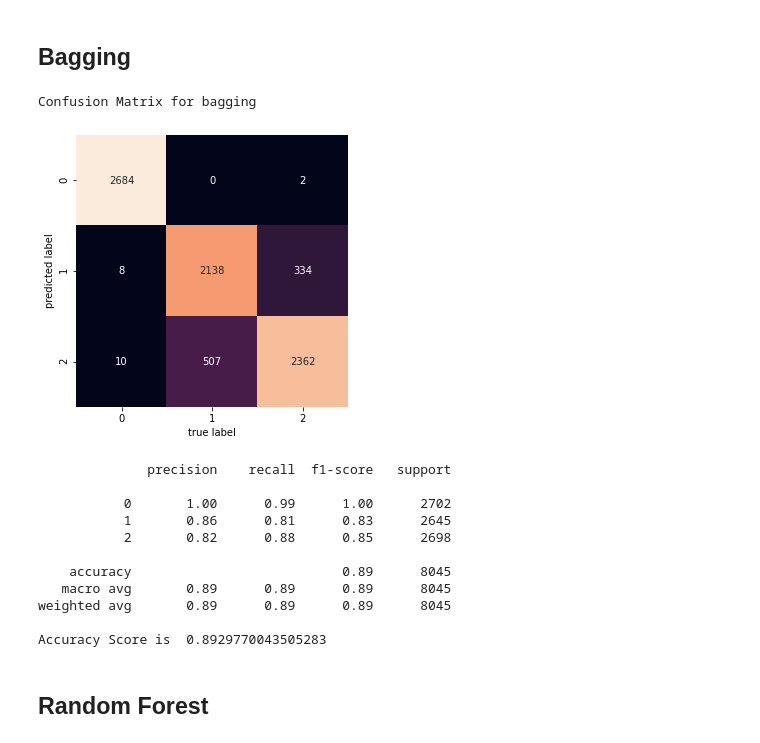
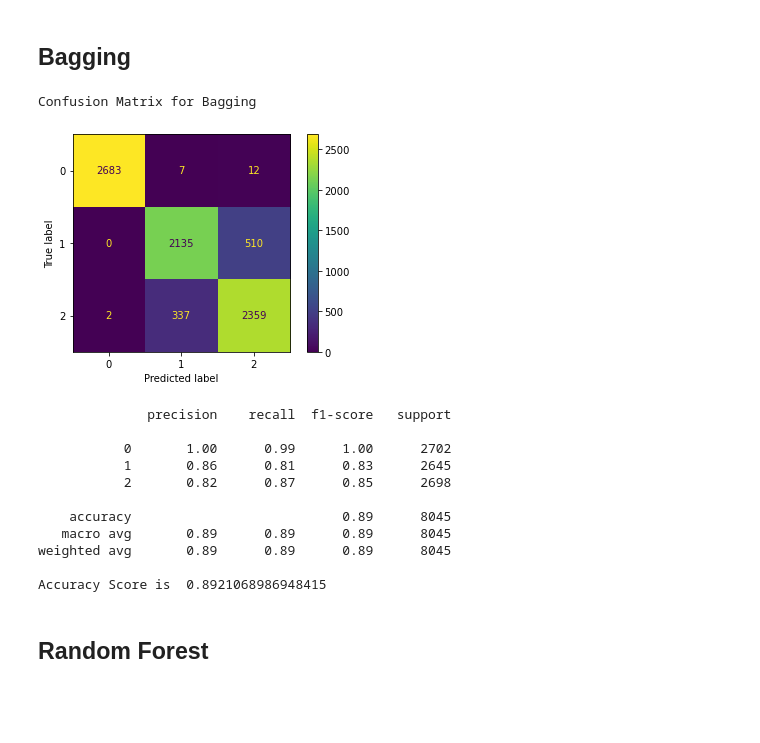
Before and after one commit to Arieh-code/second-semester-final, a Jupyter notebook: Hands movement.ipynb, the cells around one changed output. Drawn from its saved outputs; the diff is of its cells as text; code cells hidden in the pictures; blank space fills up the shorter version.

```diff
--- a/Hands movement.ipynb
+++ b/Hands movement.ipynb
@@ -458,32 +443,30 @@ Accuracy Score is  0.8937228091982597
 # %%
 bag_clf=BaggingClassifier(knn_clf)
 bag_clf.fit(x_train,y_train)
 y_pred = bag_clf.predict(x_test)
-plt.figure(1, figsize= (5,5))
-cm=confusion_matrix(y_test, y_pred, labels=None, sample_weight=None)
-print("Confusion Matrix for bagging")
-sns.heatmap(cm.T, square=True, annot=True, fmt='d', cbar=False)
-plt.xlabel('true label')
-plt.ylabel('predicted label')
+
+print("Confusion Matrix for Bagging")
+plot_confusion_matrix( bag_clf, x_test , y_test)
 plt.show()
 plt.close()
+
 print(classification_report(y_test,y_pred))
 bag_score= bag_clf.score(x_test, y_test)
 print("Accuracy Score is ", bag_score)
 # %% [output]
-Confusion Matrix for bagging
+Confusion Matrix for Bagging
-[figure, old version]
+[figure, new version]
               precision    recall  f1-score   support
 
            0       1.00      0.99      1.00      2702
            1       0.86      0.81      0.83      2645
-           2       0.82      0.88      0.85      2698
+           2       0.82      0.87      0.85      2698
 
     accuracy                           0.89      8045
    macro avg       0.89      0.89      0.89      8045
 weighted avg       0.89      0.89      0.89      8045
 
-Accuracy Score is  0.8929770043505283
+Accuracy Score is  0.8921068986948415
 # %% [markdown]
 ## Random Forest
 # %%
```
Also changed, not shown: parts of 13 cells of this notebook.
